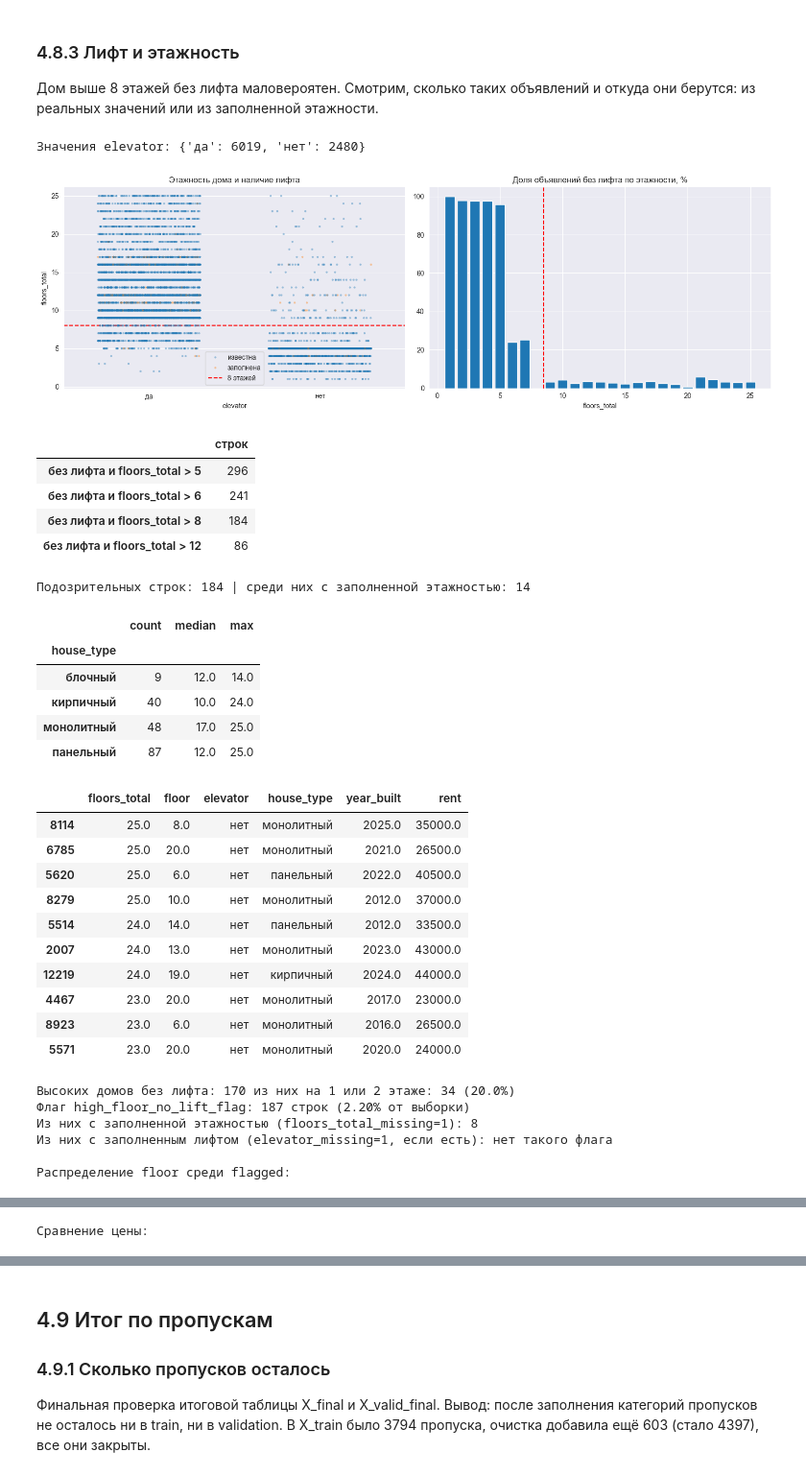
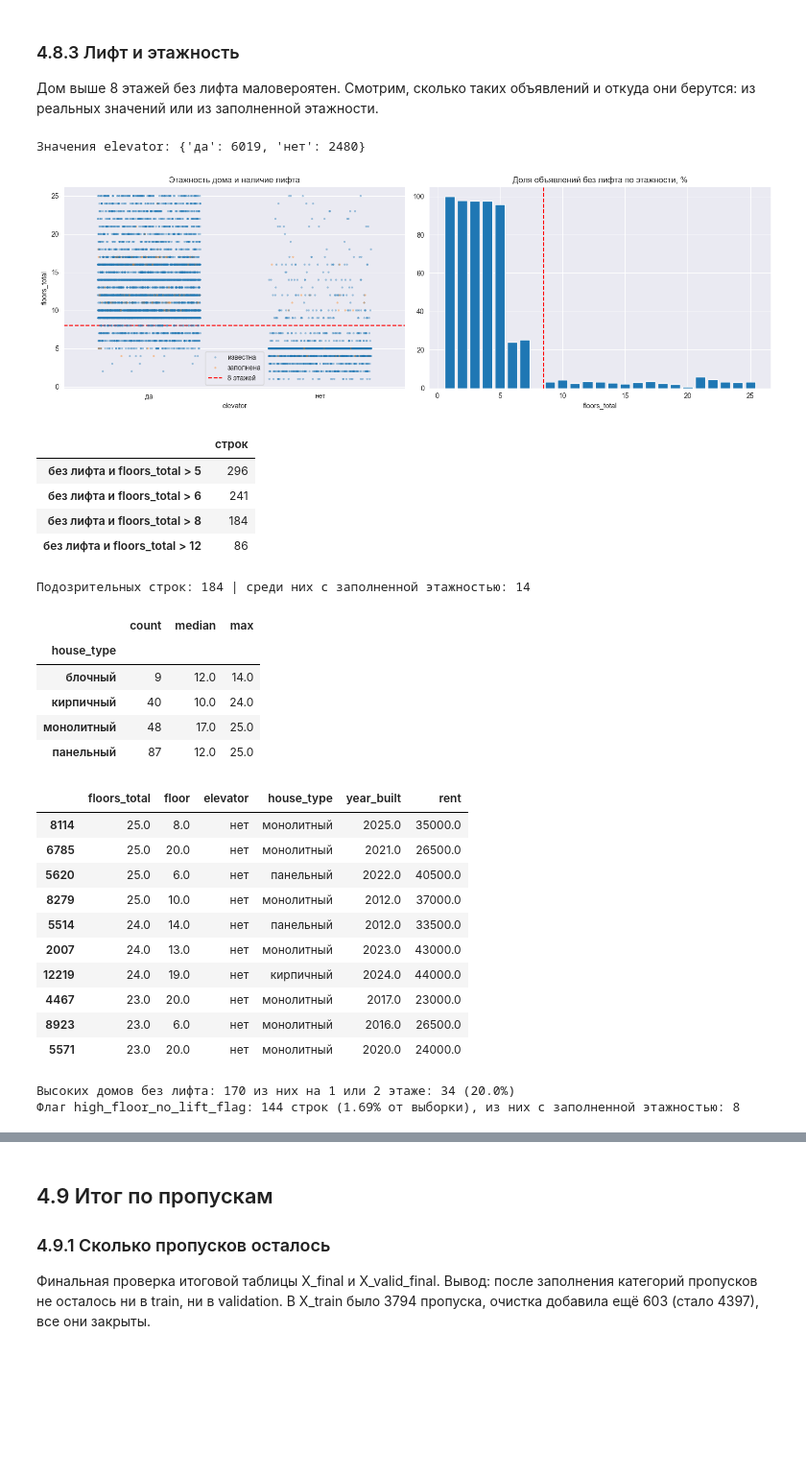
Before and after one commit to 6VolGirl/6VolGirl-Suhodolova_Anna_Lab2, a Jupyter notebook: notebooks/01_preparation.ipynb, the cells around one changed output, grey strips where cells are left out. Shown at 96% size. Cells and saved outputs as stored; diff of their text form; code cells hidden in the pictures; blank space fills up the shorter version.

```diff
--- a/notebooks/01_preparation.ipynb
+++ b/notebooks/01_preparation.ipynb
@@ -872,7 +866,7 @@ display(X_clean.isna().sum(axis=1).value_counts().sort_index().to_frame("чис
 missing_cols = missing.index[missing["после очистки"] > 0].tolist()
 
 for c in missing_cols:
-    temp = pd.DataFrame({ "есть пропуск": X_clean[c].isna(), "rent_rub": y_train,})
+    temp = pd.DataFrame({ "есть пропуск": X_clean[c].isna(), "rent_rub": y_train})
 
     # Считаем метрики
     stats = temp.groupby("есть пропуск")["rent_rub"].agg(["count", "median", "mean"]).round(2)
@@ -1293,8 +1284,9 @@ from modules.preprocessing import NumericKNNFiller, FloorsFiller
 # Признаки для поиска похожих объектов; тип дома входит 0/1-столбцами
 KNN_COLS = ["year_built", "ceiling_height", "floors_total", "floor", "distance_to_center_km", "metro_distance_m"]
 KNN_CAT = ["house_type"]
+KNN_K, KNN_WEIGHT = 10, 1.0
 
-def masking_test(col, share=0.2, k=10, cat_weight=1.0, seed=RANDOM_STATE):
+def masking_test(col, share=0.2, k=KNN_K, cat_weight=KNN_WEIGHT, seed=RANDOM_STATE):
     """Скрываем 20% известных значений и восстанавливаем их разными способами."""
     rng = np.random.default_rng(seed)
     data = X_filled.copy()
@@ -1337,15 +1329,15 @@ display(mae_table.round(3))
 # %%
 from modules.preprocessing import GroupMedianFiller
 
-# Полная цепочка: площади и жильцы, год и потолки по KNN, этажность и этаж, фото, категории
+# Числовая цепочка: площади и жильцы, год и потолки по KNN, этажность и этаж, фото
 numeric_pipeline = Pipeline([
     ("filled", clone(filled_pipeline)),
-    ("knn", NumericKNNFiller(["year_built", "ceiling_height"], KNN_COLS, KNN_CAT, 1.0, 10)),  # k и вес — из таблицы подбора
+    ("knn", NumericKNNFiller(["year_built", "ceiling_height"], KNN_COLS, KNN_CAT, KNN_WEIGHT, KNN_K)),
     ("floors", FloorsFiller()),
     ("photos", GroupMedianFiller(["photos_count"])),
 ])
-X_full = numeric_pipeline.fit_transform(X_train)
-X_valid_full = numeric_pipeline.transform(X_valid)   # validation только преобразуем
+X_numeric = numeric_pipeline.fit_transform(X_train)
+X_valid_numeric = numeric_pipeline.transform(X_valid)
 # %% [markdown]
 ### 4.7.4 Проверка заполнения
 # %%
@@ -1548,14 +1507,15 @@ display(pd.DataFrame({
 
 ### 4.8.2 Заполнение пропусков значением «неизвестно»
 # %%
-from modules.preprocessing import UnknownCategoryFiller
+from modules.preprocessing import UnknownCategoryFiller, LogicFlagger
 
-CAT_MISSING = [c for c in missing_cols if c in CAT_FEATURES]
+CAT_MISSING = [c for c in CAT_FEATURES if X_clean[c].isna().any()]
 
 # Все категориальные пропуски — отдельное значение «неизвестно»
 final_pipeline = Pipeline([
     ("numeric", clone(numeric_pipeline)),
     ("unknown", UnknownCategoryFiller(CAT_MISSING)),
+    ("flags", LogicFlagger()),
 ])
 X_final = final_pipeline.fit_transform(X_train)
 X_valid_final = final_pipeline.transform(X_valid)   # validation только преобразуем
@@ -1574,50 +1534,39 @@ check = X_final.assign(rent=y_train, floors_source=X_final["floors_total_missing
 print("Значения elevator:", check["elevator"].value_counts(dropna=False).to_dict())
 suspicious = (check["elevator"] == NO_LIFT) & (check["floors_total"] > FLOORS_LIMIT)
 
 fig, axes = plt.subplots(1, 2, figsize=(15, 5))
 sns.stripplot(data=check, x="elevator", y="floors_total", hue="floors_source", jitter=0.3, size=3, alpha=0.4, ax=axes[0])
 axes[0].axhline(FLOORS_LIMIT, color="red", linestyle="--", label=f"{FLOORS_LIMIT} этажей")
 axes[0].set_title("Этажность дома и наличие лифта")
 axes[0].legend()
 share_no_lift = (check["elevator"] == NO_LIFT).groupby(check["floors_total"]).mean() * 100
 axes[1].bar(share_no_lift.index, share_no_lift.values)
 axes[1].axvline(FLOORS_LIMIT + 0.5, color="red", linestyle="--")
 axes[1].set_title("Доля объявлений без лифта по этажности, %")
 axes[1].set_xlabel("floors_total")
 plt.tight_layout()
 plt.show()
 
 # Сколько точек попало бы в подозрительные при разных порогах
 display(pd.Series({f"без лифта и floors_total > {lim}": int(((check["elevator"] == NO_LIFT) & (check["floors_total"] > lim)).sum()) for lim in (5, 6, FLOORS_LIMIT, 12)}).to_frame("строк"))
 
 # Кто эти подозрительные строки
 print("Подозрительных строк:", int(suspicious.sum()), "| среди них с заполненной этажностью:", int(check.loc[suspicious, "floors_total_missing"].sum()))
 display(check.loc[suspicious].groupby("house_type")["floors_total"].agg(["count", "median", "max"]))
 display(check.loc[suspicious, ["floors_total", "floor", "elevator", "house_type", "year_built", "rent"]].sort_values("floors_total", ascending=False).head(10))
 
 # Сколько из них на 1 или 2 этаже
-mask_high_no_elev = (X_clean["elevator"] == "нет") & (X_clean["floors_total"] > 8)
+mask_high_no_elev = (X_clean["elevator"] == NO_LIFT) & (X_clean["floors_total"] > FLOORS_LIMIT)
 mask_low_floor = X_clean.loc[mask_high_no_elev, "floor"].isin([1, 2])
 print(f"Высоких домов без лифта: {mask_high_no_elev.sum()} из них на 1 или 2 этаже: {mask_low_floor.sum()} ({mask_low_floor.mean()*100:.1f}%)")
 
-# Флаг: этажность > 6, нет лифта, и квартира НЕ на 1-2 этаже
-mask_flag = (
-    (X_final["floors_total"] > 6)
-    & (X_final["elevator"] == "нет")
-    & (~X_final["floor"].isin([1, 2]))
-)
-X_final["high_floor_no_lift_flag"] = mask_flag.astype(int)
-
-print(f"Флаг high_floor_no_lift_flag: {mask_flag.sum()} строк ({mask_flag.mean()*100:.2f}% от выборки)")
-print(f"Из них с заполненной искусственно этажностью: {X_final.loc[mask_flag, 'floors_total_missing'].sum()}")
-
-# Медианная цена внутри флага vs остальная выборка
-price_cmp = check.assign(flag=mask_flag).groupby("flag")["rent"].agg(["count", "median", "mean"]).round(0)
-print("\nСравнение цены:")
-display(price_cmp)
+# Флаг строит LogicFlagger в цепочке: этажей больше 8, лифта нет, этаж не 1–2
+flag = X_final["high_floor_no_lift_flag"] == 1
+print(f"Флаг high_floor_no_lift_flag: {int(flag.sum())} строк ({flag.mean() * 100:.2f}% от выборки), из них с заполненной этажностью: {int(X_final.loc[flag, 'floors_total_missing'].sum())}")
+display(check.assign(flag=flag).groupby("flag")["rent"].agg(["count", "median", "mean"]).round(0))
 # %% [output]
 Значения elevator: {'да': 6019, 'нет': 2480}
-[figure, old version]
+[figure, new version]
 |  | строк |
 | без лифта и floors_total > 5 | 296 |
 | без лифта и floors_total > 6 | 241 |
@@ -1642,8 +1591,4 @@ display(price_cmp)
 | 8923 | 23.0 | 6.0 | нет | монолитный | 2016.0 | 26500.0 |
 | 5571 | 23.0 | 20.0 | нет | монолитный | 2020.0 | 24000.0 |
 Высоких домов без лифта: 170 из них на 1 или 2 этаже: 34 (20.0%)
-Флаг high_floor_no_lift_flag: 187 строк (2.20% от выборки)
-Из них с заполненной этажностью (floors_total_missing=1): 8
-Из них с заполненным лифтом (elevator_missing=1, если есть): нет такого флага
-
-Распределение floor среди flagged:
+Флаг high_floor_no_lift_flag: 144 строк (1.69% от выборки), из них с заполненной этажностью: 8
@@ -1668 +1598,0 @@ display(price_cmp)
-Сравнение цены:
```
Also changed, not shown: parts of 43 cells of this notebook, 2 other files.
